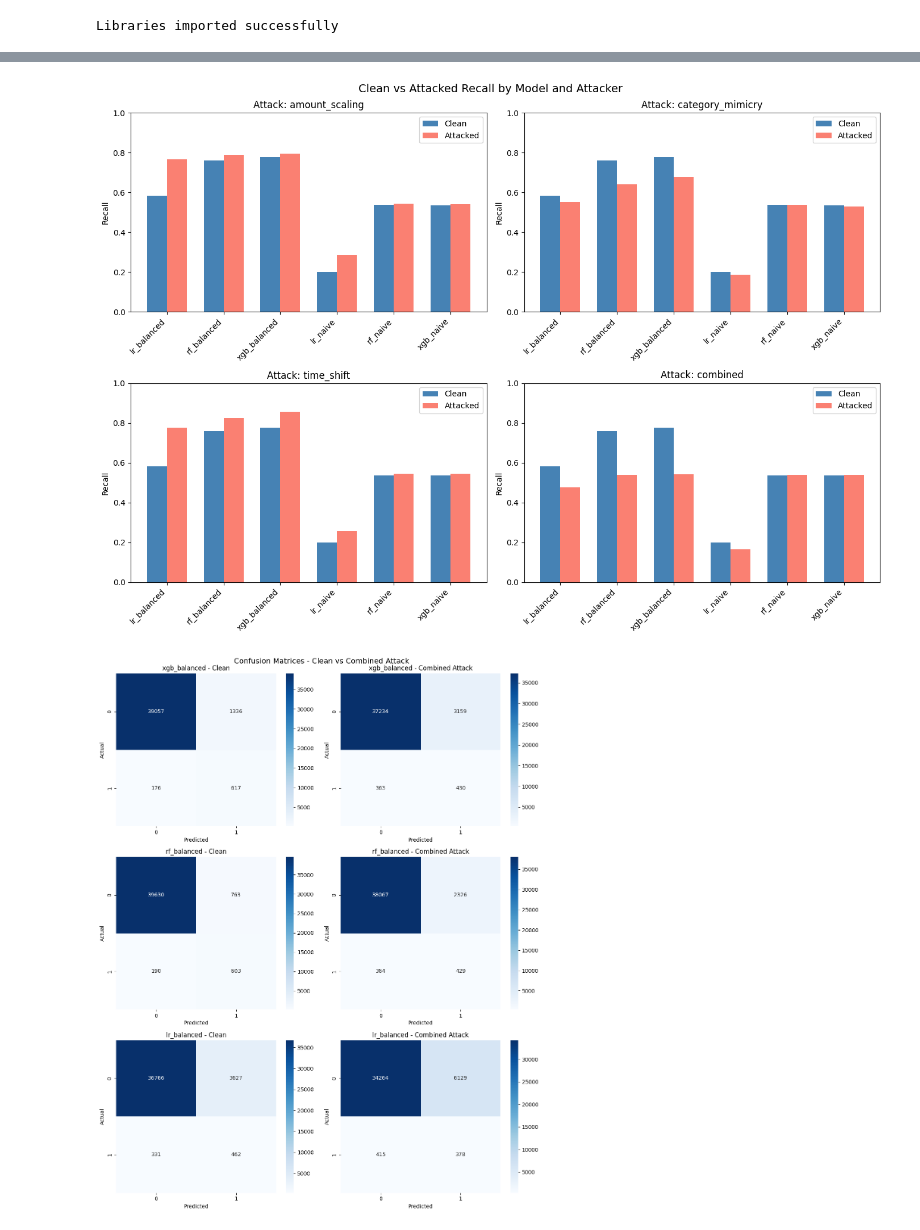
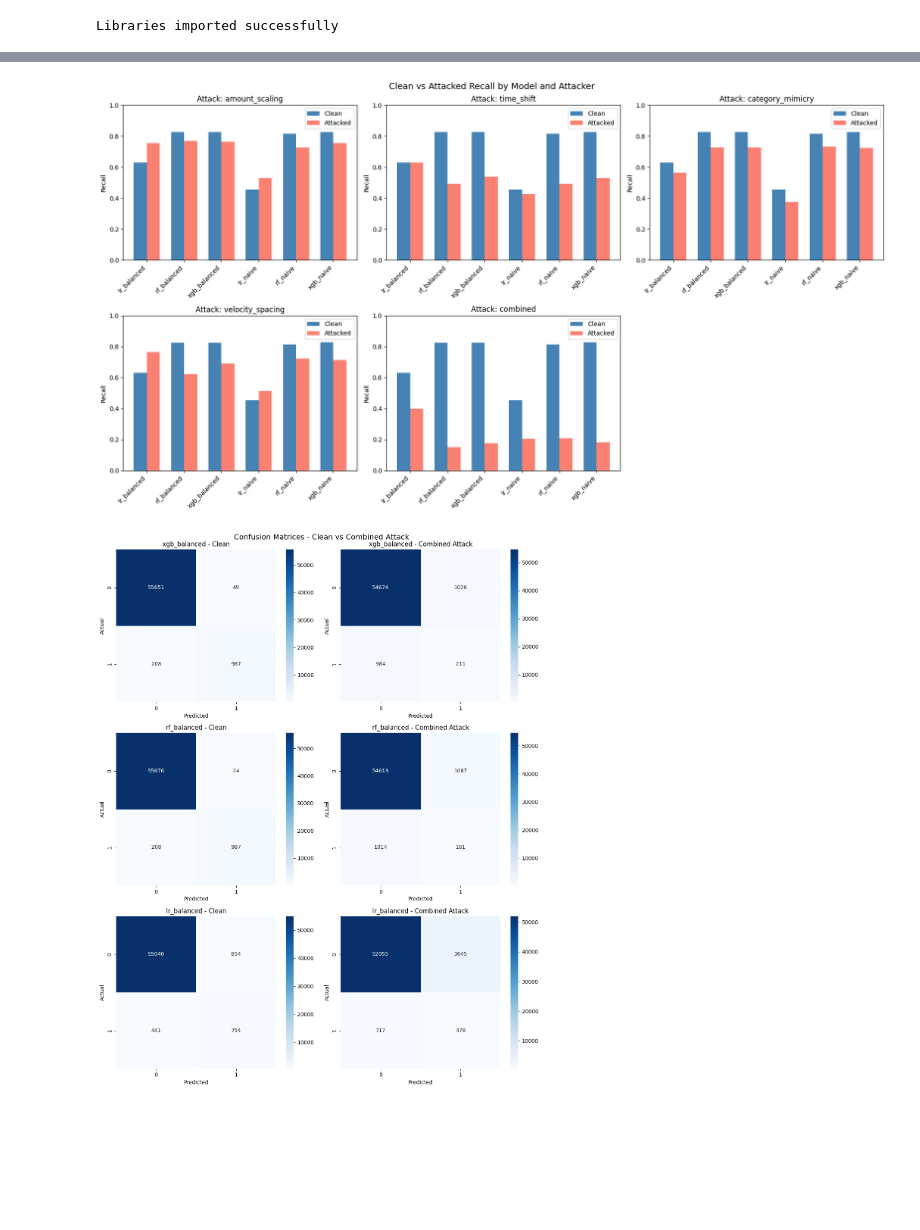
Before and after one commit to Daniellai21/CS351-Final-Year-Project, a Jupyter notebook: Main/notebooks/02_robustness_evaluation.ipynb, the cells around one changed output, grey strips where cells are left out. Drawn from its saved outputs; the diff is of its cells as text; code cells hidden in the pictures; blank space fills up the shorter version.

Commit message:
fix: use fixed clean-optimal threshold in robustness evaluation

```diff
--- a/Main/notebooks/02_robustness_evaluation.ipynb
+++ b/Main/notebooks/02_robustness_evaluation.ipynb
@@ -14,7 +14,7 @@ print("Libraries imported successfully")
 # %% [output]
 Libraries imported successfully
 # %%
-clean_df = pd.read_csv('../data/featured_transactions_v1.csv')
+clean_df = pd.read_csv('../data/featured_transactions_v2.csv')
 clean_df['Timestamp'] = pd.to_datetime(clean_df['Timestamp'])
 cutoff = clean_df['Timestamp'].quantile(0.8)
 test = clean_df[clean_df['Timestamp'] > cutoff]
@@ -24,6 +24,7 @@ attacked_datasets = {
     'amount_scaling': pd.read_csv('../data/attacked_transactions_amount_scaling.csv'),
     'category_mimicry': pd.read_csv('../data/attacked_transactions_category_mimicry.csv'),
     'time_shift': pd.read_csv('../data/attacked_transactions_time_shift.csv'),
+    'velocity_spacing': pd.read_csv('../data/attacked_transactions_velocity_spacing.csv'),
     'combined': pd.read_csv('../data/attacked_transactions_combined.csv')
 }
 
@@ -97,35 +139,41 @@ plt.show()
 # %%
-fig, axes = plt.subplots(2, 2, figsize=(14, 10))
+fig, axes = plt.subplots(2, 3, figsize=(18, 10))
 axes = axes.flatten()
 
 attackers = results_df['attacker'].unique()
 
 for i, attacker in enumerate(attackers):
     ax = axes[i]
     attacker_data = results_df[results_df['attacker'] == attacker]
 
     x = np.arange(len(attacker_data))
     width = 0.35
 
     # plot clean recall bars
     ax.bar(x - width/2, attacker_data['clean_recall'], width, label='Clean', color='steelblue')
 
     # plot attacked recall bars — have a go at this line
     ax.bar(x + width/2, attacker_data['attacked_recall'], width, label='Attacked', color='salmon')
 
     ax.set_title(f'Attack: {attacker}')
     ax.set_xticks(x)
     ax.set_xticklabels(attacker_data['model'], rotation=45, ha='right')
     ax.set_ylabel('Recall')
     ax.set_ylim(0, 1)
     ax.legend()
 
+axes[5].set_visible(False)
+
 plt.suptitle('Clean vs Attacked Recall by Model and Attacker', fontsize=14)
 plt.tight_layout()
 plt.show()
 # %% [output]
-[figure, old version]
+[figure, new version]
 # %%
+combined_df = attacked_datasets['combined']
+X_attacked_combined = pd.DataFrame(scaler.transform(combined_df[feature_cols]), columns=feature_cols)
+y_attacked_combined = combined_df['is_fraud']
+
 fig, axes = plt.subplots(3, 2, figsize=(12, 15))
 
 models_to_plot = ['xgb_balanced', 'rf_balanced', 'lr_balanced']
@@ -133,11 +181,14 @@ models_to_plot = ['xgb_balanced', 'rf_balanced', 'lr_balanced']
 for i, model_name in enumerate(models_to_plot):
     model = models[model_name]
 
+    # get fixed threshold for this model
+    fixed_threshold = get_clean_threshold(model, X_clean, y_clean)
+
     # clean predictions
-    y_pred_clean = model.predict(X_clean)
+    y_pred_clean = (model.predict_proba(X_clean)[:, 1] >= fixed_threshold).astype(int)
 
     # attacked predictions
-    y_pred_attacked = model.predict(X_attacked_combined)
+    y_pred_attacked = (model.predict_proba(X_attacked_combined)[:, 1] >= fixed_threshold).astype(int)
 
     # plot clean
     cm_clean = confusion_matrix(y_clean, y_pred_clean)
@@ -157,4 +208,4 @@ plt.suptitle('Confusion Matrices - Clean vs Combined Attack', fontsize=14)
 plt.tight_layout()
 plt.show()
 # %% [output]
-[figure, old version]
+[figure, new version]
```
Also changed, not shown: parts of 3 cells of this notebook.
